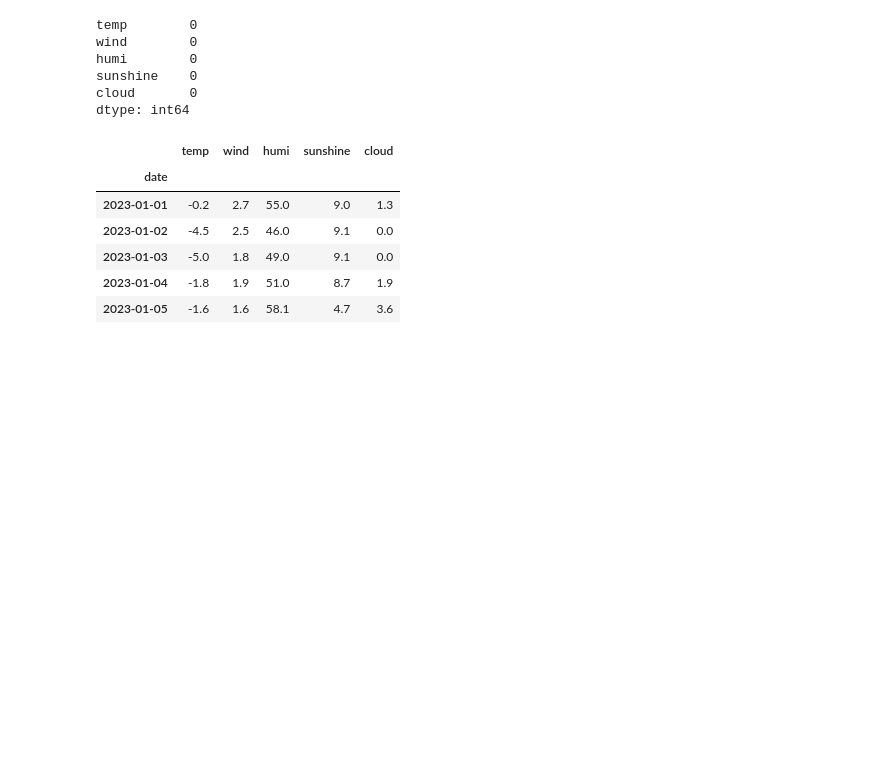
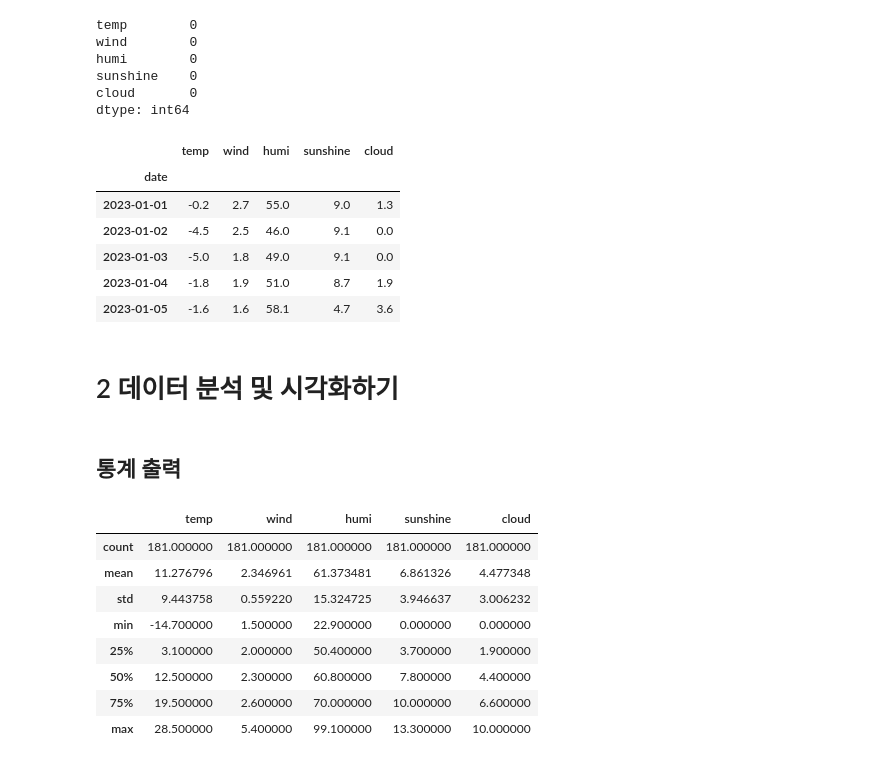
Before and after one commit to lyud333/Artificial-Intelligence_Study, a Jupyter notebook: 2023날씨데이터_1411.ipynb, the cells around one changed output. Saved outputs shown, nothing was run; the diff lists cells and outputs as text; code cells hidden in the pictures; blank space fills up the shorter version.

```diff
--- a/2023날씨데이터_1411.ipynb
+++ b/2023날씨데이터_1411.ipynb
@@ -33,3 +33,19 @@ weather.head()
 | 2023-01-03 | -5.0 | 1.8 | 49.0 | 9.1 | 0.0 |
 | 2023-01-04 | -1.8 | 1.9 | 51.0 | 8.7 | 1.9 |
 | 2023-01-05 | -1.6 | 1.6 | 58.1 | 4.7 | 3.6 |
+# %% [markdown]
+# 2 데이터 분석 및 시각화하기
+# %% [markdown]
+## 통계 출력
+# %%
+weather.describe() # describe(): 데이터 프레임이나 특정열의 기초 통계값을 한번에 확인하는 메서드 각 열의 개수, 평균,표준편차, 최소값, 사분위수, 최대값을 보여줌
+# %% [output]
+|  | temp | wind | humi | sunshine | cloud |
+| count | 181.000000 | 181.000000 | 181.000000 | 181.000000 | 181.000000 |
+| mean | 11.276796 | 2.346961 | 61.373481 | 6.861326 | 4.477348 |
+| std | 9.443758 | 0.559220 | 15.324725 | 3.946637 | 3.006232 |
+| min | -14.700000 | 1.500000 | 22.900000 | 0.000000 | 0.000000 |
+| 25% | 3.100000 | 2.000000 | 50.400000 | 3.700000 | 1.900000 |
+| 50% | 12.500000 | 2.300000 | 60.800000 | 7.800000 | 4.400000 |
+| 75% | 19.500000 | 2.600000 | 70.000000 | 10.000000 | 6.600000 |
+| max | 28.500000 | 5.400000 | 99.100000 | 13.300000 | 10.000000 |
```
Also changed, not shown: parts of 6 cells of this notebook.
